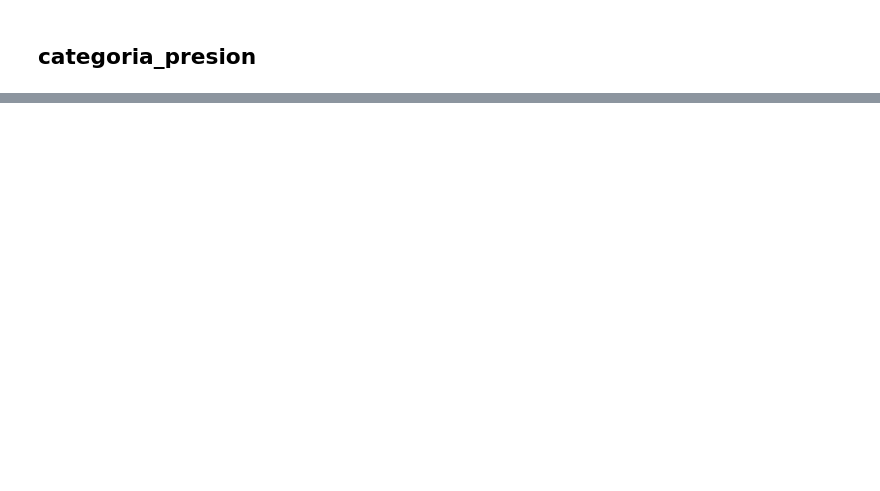
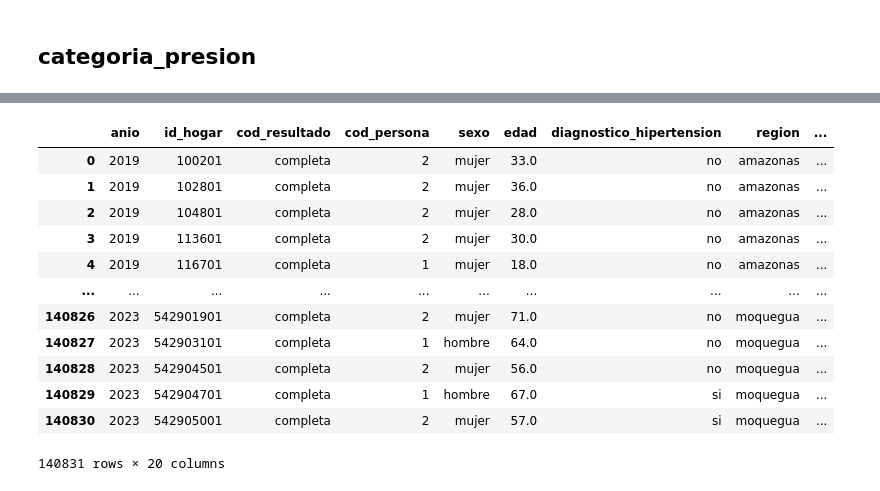
Before and after one commit to Arelly-Vega/modelo-inseguridad-minds, a Jupyter notebook: notebooks/nb_EDA_salud.ipynb, the cells around one changed output, grey strips where cells are left out. Saved outputs shown, nothing was run; the diff lists cells and outputs as text; code cells hidden in the pictures; blank space fills up the shorter version.

```diff
--- a/notebooks/nb_EDA_salud.ipynb
+++ b/notebooks/nb_EDA_salud.ipynb
@@ -101,2 +142,28 @@ salud
 # %% [markdown]
 ## categoria_presion
+# %%
+#función para categoria presion
+def categoria_presion (sistolica,diastolica):
+    if sistolica < 120 and diastolica < 80:
+        return "normal"
+    elif sistolica >= 120 and sistolica <=129  and diastolica < 80:
+        return "elevado"
+    elif sistolica >= 130 and sistolica <=139  or diastolica >= 80 and diastolica <= 89:
+        return "hipertension etapa 1"
+    elif sistolica >= 140 and sistolica < 180 or diastolica >= 90 and diastolica <= 120:
+        return "hipertension etapa 2"
+    elif sistolica >= 180 or diastolica > 120:
+        return "crisis hipertensiva"
+    else:
+        return "error"
+# %%
+#calcular el promedio de la presion sistolica y diastolica
+salud["media_sis"] = salud[["presion_sis_1", "presion_sis_2"]].mean(axis=1)
+salud["media_dia"] = salud[["presion_dia_1", "presion_dia_2"]].mean(axis=1)
+
+#redondear media_sis y media dia a enteros
+salud["media_sis"] = salud["media_sis"].round(0).astype(int)
+salud["media_dia"] = salud["media_dia"].round(0).astype(int)
+# %%
+#aplicar función de categoria presion
+salud['categoria_presion'] = salud.apply(lambda x: categoria_presion(x['media_sis'], x['media_dia']), axis=1)
@@ -102,0 +179,18 @@ salud
+# %%
+#eliminar columnas de presiones y medias de presiones
+salud = salud.drop(['presion_sis_1', 'presion_sis_2', 'presion_dia_1', 'presion_dia_2', 'media_sis', 'media_dia'], axis=1)
+salud
+# %% [output]
+|  | anio | id_hogar | cod_resultado | cod_persona | sexo | edad | diagnostico_hipertension | region | ... |
+| 0 | 2019 | 100201 | completa | 2 | mujer | 33.0 | no | amazonas | ... |
+| 1 | 2019 | 102801 | completa | 2 | mujer | 36.0 | no | amazonas | ... |
+| 2 | 2019 | 104801 | completa | 2 | mujer | 28.0 | no | amazonas | ... |
+| 3 | 2019 | 113601 | completa | 2 | mujer | 30.0 | no | amazonas | ... |
+| 4 | 2019 | 116701 | completa | 1 | mujer | 18.0 | no | amazonas | ... |
+| ... | ... | ... | ... | ... | ... | ... | ... | ... | ... |
+| 140826 | 2023 | 542901901 | completa | 2 | mujer | 71.0 | no | moquegua | ... |
+| 140827 | 2023 | 542903101 | completa | 1 | hombre | 64.0 | no | moquegua | ... |
+| 140828 | 2023 | 542904501 | completa | 2 | mujer | 56.0 | no | moquegua | ... |
+| 140829 | 2023 | 542904701 | completa | 1 | hombre | 67.0 | si | moquegua | ... |
+| 140830 | 2023 | 542905001 | completa | 2 | mujer | 57.0 | si | moquegua | ... |
+140831 rows × 20 columns
```
Also changed, not shown: parts of 15 cells of this notebook.
